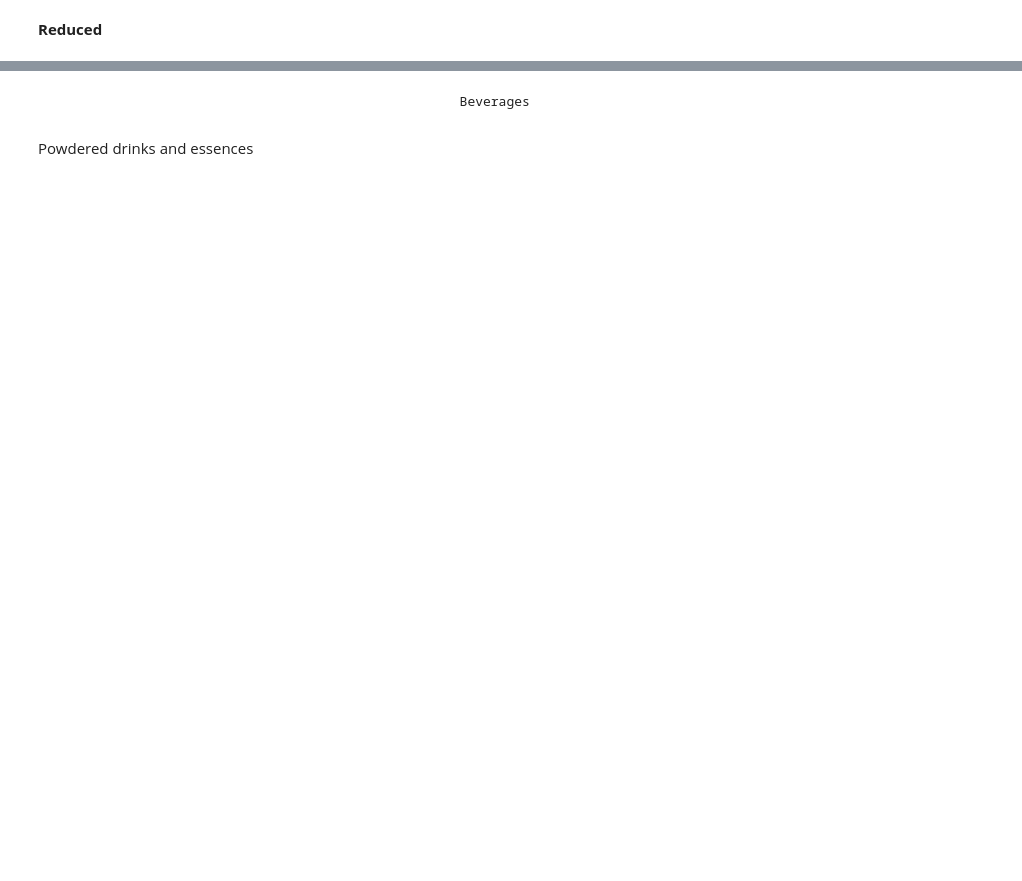
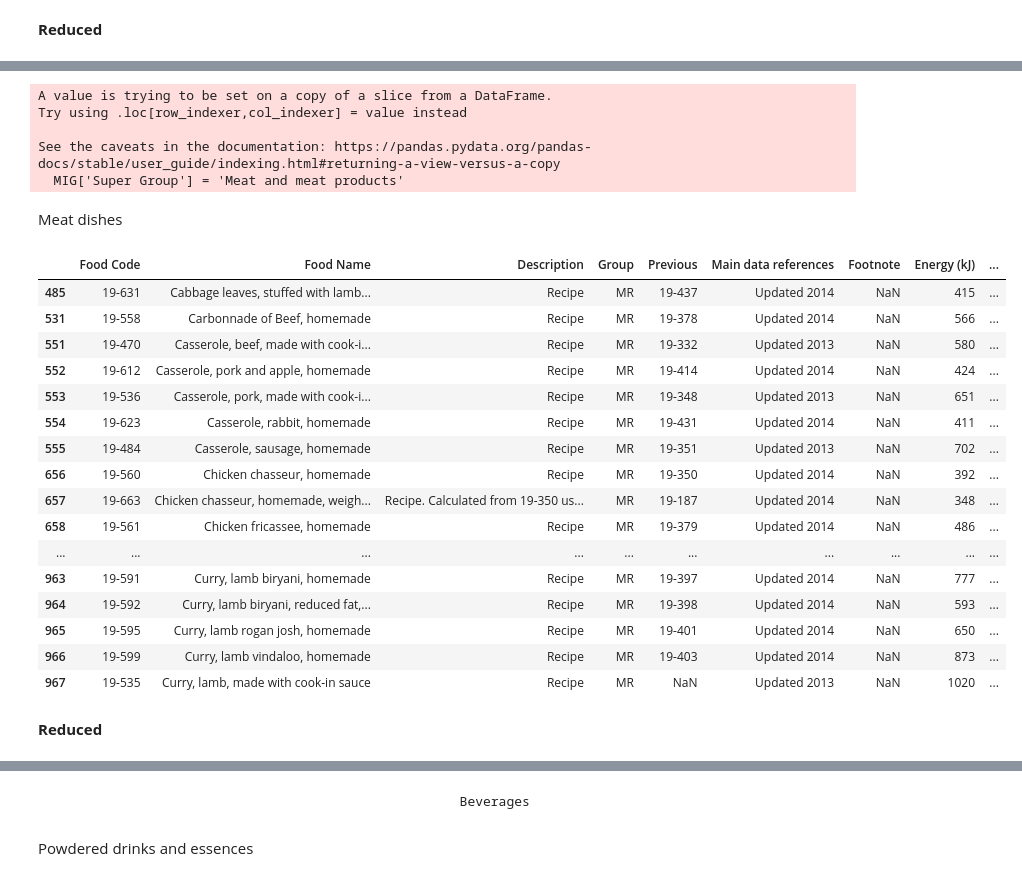
Before and after one commit to elliotkarikari/Product_Weight_Project, a Jupyter notebook: Jupter_notebooks/Reduction, Products that start with C.ipynb, the cells around one changed output, grey strips where cells are left out. Cells and saved outputs as stored; diff of their text form; code cells hidden in the pictures; blank space fills up the shorter version.

```diff
--- a/Jupter_notebooks/Reduction, Products that start with C.ipynb
+++ b/Jupter_notebooks/Reduction, Products that start with C.ipynb
@@ -1051,0 +1071,33 @@ Didn't include these Meat Dishes **(MR)**. Composite food. Making a note that th
+# %%
+MIG['Super Group'] = 'Meat and meat products'
+# %% [output]
+A value is trying to be set on a copy of a slice from a DataFrame.
+Try using .loc[row_indexer,col_indexer] = value instead
+
+See the caveats in the documentation: https://pandas.pydata.org/pandas-docs/stable/user_guide/indexing.html#returning-a-view-versus-a-copy
+  MIG['Super Group'] = 'Meat and meat products'
+# %% [markdown]
+Meat dishes
+# %%
+MR = Prod_C.loc[Prod_C['Group']== 'MR']
+MR
+# %% [output]
+|  | Food Code | Food Name | Description | Group | Previous | Main data references | Footnote | Energy (kJ) | ... |
+| 485 | 19-631 | Cabbage leaves, stuffed with lamb... | Recipe | MR | 19-437 | Updated 2014 | NaN | 415 | ... |
+| 531 | 19-558 | Carbonnade of Beef, homemade | Recipe | MR | 19-378 | Updated 2014 | NaN | 566 | ... |
+| 551 | 19-470 | Casserole, beef, made with cook-i... | Recipe | MR | 19-332 | Updated 2013 | NaN | 580 | ... |
+| 552 | 19-612 | Casserole, pork and apple, homemade | Recipe | MR | 19-414 | Updated 2014 | NaN | 424 | ... |
+| 553 | 19-536 | Casserole, pork, made with cook-i... | Recipe | MR | 19-348 | Updated 2013 | NaN | 651 | ... |
+| 554 | 19-623 | Casserole, rabbit, homemade | Recipe | MR | 19-431 | Updated 2014 | NaN | 411 | ... |
+| 555 | 19-484 | Casserole, sausage, homemade | Recipe | MR | 19-351 | Updated 2013 | NaN | 702 | ... |
+| 656 | 19-560 | Chicken chasseur, homemade | Recipe | MR | 19-350 | Updated 2014 | NaN | 392 | ... |
+| 657 | 19-663 | Chicken chasseur, homemade, weigh... | Recipe. Calculated from 19-350 us... | MR | 19-187 | Updated 2014 | NaN | 348 | ... |
+| 658 | 19-561 | Chicken fricassee, homemade | Recipe | MR | 19-379 | Updated 2014 | NaN | 486 | ... |
+| ... | ... | ... | ... | ... | ... | ... | ... | ... | ... |
+| 963 | 19-591 | Curry, lamb biryani, homemade | Recipe | MR | 19-397 | Updated 2014 | NaN | 777 | ... |
+| 964 | 19-592 | Curry, lamb biryani, reduced fat,... | Recipe | MR | 19-398 | Updated 2014 | NaN | 593 | ... |
+| 965 | 19-595 | Curry, lamb rogan josh, homemade | Recipe | MR | 19-401 | Updated 2014 | NaN | 650 | ... |
+| 966 | 19-599 | Curry, lamb vindaloo, homemade | Recipe | MR | 19-403 | Updated 2014 | NaN | 873 | ... |
+| 967 | 19-535 | Curry, lamb, made with cook-in sauce | Recipe | MR | NaN | Updated 2013 | NaN | 1020 | ... |
+# %% [markdown]
+**Reduced**
```
Also changed, not shown: parts of 69 cells of this notebook.
